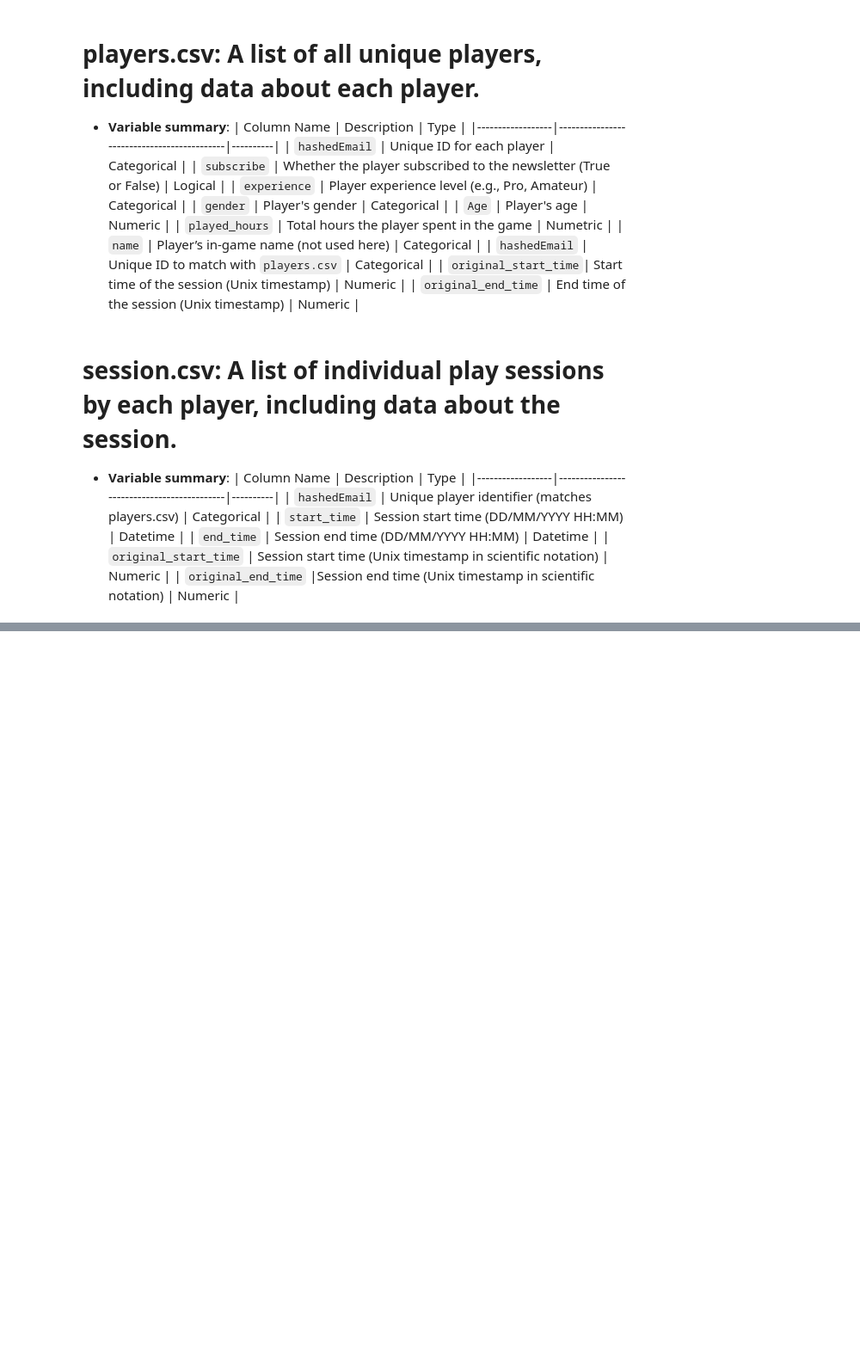
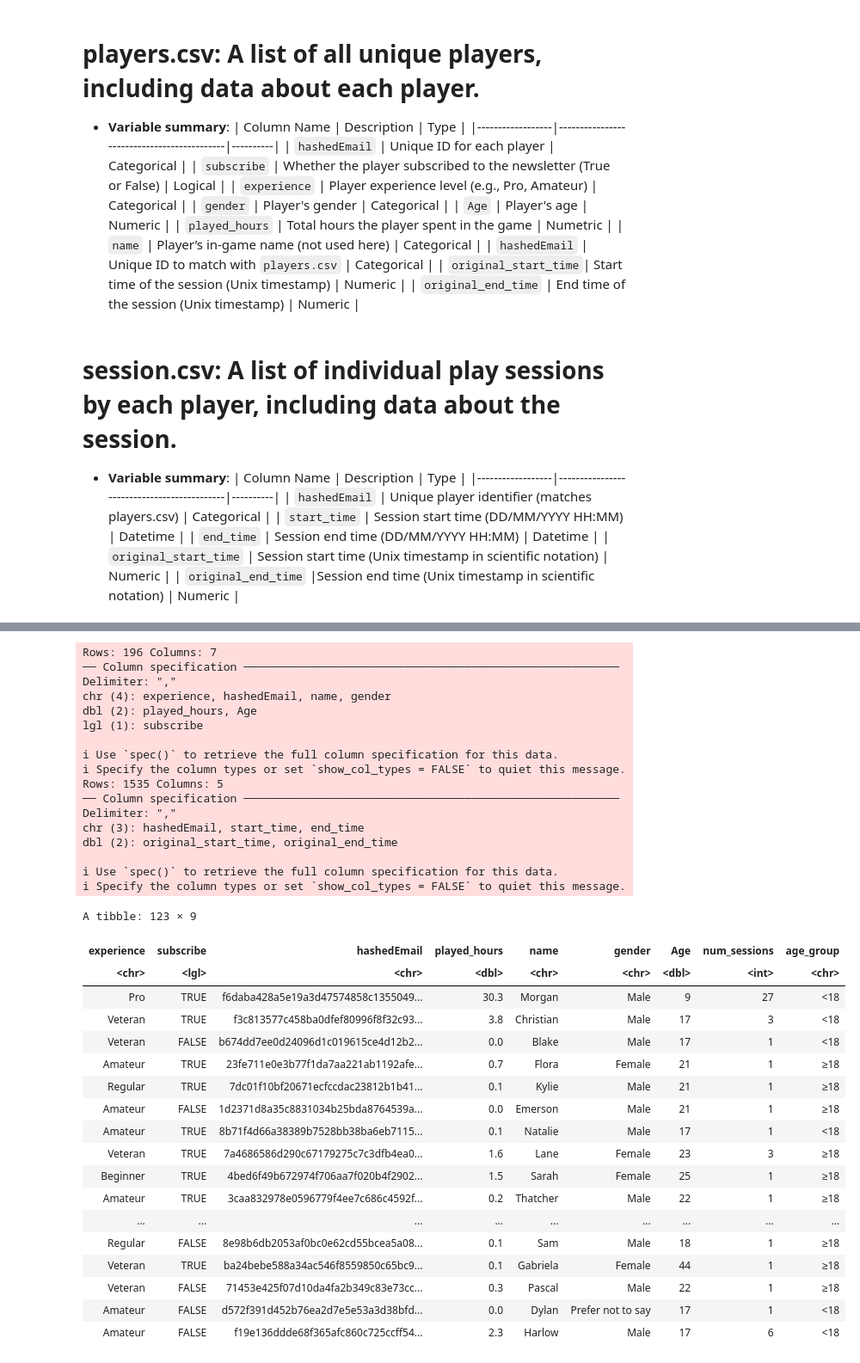
Before and after one commit to sunxinyan79214219/my-dcsi-project-Use-version, a Jupyter notebook: new use homework project 1.ipynb, the cells around one changed output, grey strips where cells are left out. Shown at 86% size. Cells and saved outputs as stored; diff of their text form; code cells hidden in the pictures; blank space fills up the shorter version.

```diff
--- a/new use homework project 1.ipynb
+++ b/new use homework project 1.ipynb
@@ -59,0 +103,58 @@ Response variable: subscribe – indicates if a player subscribed to the newslet
+# %%
+library(tidyverse)
+library(repr)
+library(tidymodels)
+players <- read_csv("players.csv")
+sessions <- read_csv("sessions.csv")
+library(dplyr)
+# first, counts Calculate the number of sessions and merge data
+
+session_counts <- sessions|>
+  group_by(hashedEmail) |>
+  summarise(num_sessions = n())
+
+players <- players |>
+  left_join(session_counts, by = "hashedEmail") |>
+  filter(!is.na(num_sessions) & !is.na(Age))
+
+# Create age groups (≥ 18 vs<18)
+players <- players |>
+  mutate(age_group = ifelse(Age >= 18, "≥18", "<18"))
+players
+# %% [output]
+Rows: 196 Columns: 7
+── Column specification ────────────────────────────────────────────────────────
+Delimiter: ","
+chr (4): experience, hashedEmail, name, gender
+dbl (2): played_hours, Age
+lgl (1): subscribe
+
+ℹ Use `spec()` to retrieve the full column specification for this data.
+ℹ Specify the column types or set `show_col_types = FALSE` to quiet this message.
+Rows: 1535 Columns: 5
+── Column specification ────────────────────────────────────────────────────────
+Delimiter: ","
+chr (3): hashedEmail, start_time, end_time
+dbl (2): original_start_time, original_end_time
+
+ℹ Use `spec()` to retrieve the full column specification for this data.
+ℹ Specify the column types or set `show_col_types = FALSE` to quiet this message.
+A tibble: 123 × 9
+| experience | subscribe | hashedEmail | played_hours | name | gender | Age | num_sessions | age_group |
+| <chr> | <lgl> | <chr> | <dbl> | <chr> | <chr> | <dbl> | <int> | <chr> |
+| Pro | TRUE | f6daba428a5e19a3d47574858c1355049... | 30.3 | Morgan | Male | 9 | 27 | <18 |
+| Veteran | TRUE | f3c813577c458ba0dfef80996f8f32c93... | 3.8 | Christian | Male | 17 | 3 | <18 |
+| Veteran | FALSE | b674dd7ee0d24096d1c019615ce4d12b2... | 0.0 | Blake | Male | 17 | 1 | <18 |
+| Amateur | TRUE | 23fe711e0e3b77f1da7aa221ab1192afe... | 0.7 | Flora | Female | 21 | 1 | ≥18 |
+| Regular | TRUE | 7dc01f10bf20671ecfccdac23812b1b41... | 0.1 | Kylie | Male | 21 | 1 | ≥18 |
+| Amateur | FALSE | 1d2371d8a35c8831034b25bda8764539a... | 0.0 | Emerson | Male | 21 | 1 | ≥18 |
+| Amateur | TRUE | 8b71f4d66a38389b7528bb38ba6eb7115... | 0.1 | Natalie | Male | 17 | 1 | <18 |
+| Veteran | TRUE | 7a4686586d290c67179275c7c3dfb4ea0... | 1.6 | Lane | Female | 23 | 3 | ≥18 |
+| Beginner | TRUE | 4bed6f49b672974f706aa7f020b4f2902... | 1.5 | Sarah | Female | 25 | 1 | ≥18 |
+| Amateur | TRUE | 3caa832978e0596779f4ee7c686c4592f... | 0.2 | Thatcher | Male | 22 | 1 | ≥18 |
+| ... | ... | ... | ... | ... | ... | ... | ... | ... |
+| Regular | FALSE | 8e98b6db2053af0bc0e62cd55bcea5a08... | 0.1 | Sam | Male | 18 | 1 | ≥18 |
+| Veteran | TRUE | ba24bebe588a34ac546f8559850c65bc9... | 0.1 | Gabriela | Female | 44 | 1 | ≥18 |
+| Veteran | FALSE | 71453e425f07d10da4fa2b349c83e73cc... | 0.3 | Pascal | Male | 22 | 1 | ≥18 |
+| Amateur | FALSE | d572f391d452b76ea2d7e5e53a3d38bfd... | 0.0 | Dylan | Prefer not to say | 17 | 1 | <18 |
+| Amateur | FALSE | f19e136ddde68f365afc860c725ccff54... | 2.3 | Harlow | Male | 17 | 6 | <18 |
```
Also changed, not shown: parts of 5 cells of this notebook.
